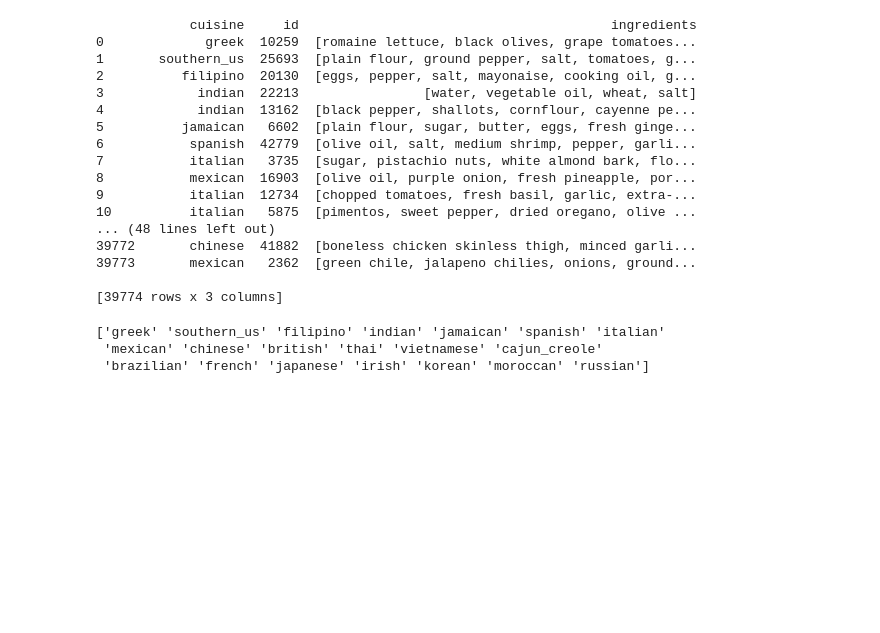
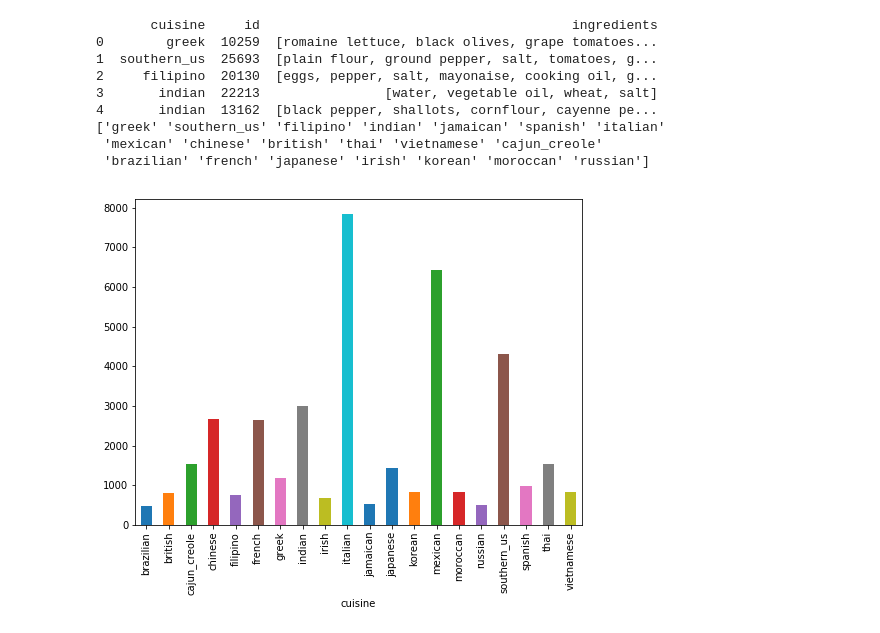
Before and after one commit to mayashaked/eggplant, a Jupyter notebook: yum.ipynb, the cells around one changed output. Drawn from its saved outputs; the diff is of its cells as text; code cells hidden in the pictures; blank space fills up the shorter version.

Commit message:
added ingredients wordcloud, cuisine histogram, and crosstabulation

```diff
--- a/yum.ipynb
+++ b/yum.ipynb
@@ -12,28 +12,25 @@ import os
 
 train = pd.read_json('train.json')
 test = pd.read_json('test.json')
+print(train.head())
+
+cuisines = train.cuisine.unique()
+print(cuisines)
 # %% [output]
-            cuisine     id                                        ingredients
-0             greek  10259  [romaine lettuce, black olives, grape tomatoes...
-1       southern_us  25693  [plain flour, ground pepper, salt, tomatoes, g...
-2          filipino  20130  [eggs, pepper, salt, mayonaise, cooking oil, g...
-3            indian  22213                [water, vegetable oil, wheat, salt]
-4            indian  13162  [black pepper, shallots, cornflour, cayenne pe...
-5          jamaican   6602  [plain flour, sugar, butter, eggs, fresh ginge...
-6           spanish  42779  [olive oil, salt, medium shrimp, pepper, garli...
-7           italian   3735  [sugar, pistachio nuts, white almond bark, flo...
-8           mexican  16903  [olive oil, purple onion, fresh pineapple, por...
-9           italian  12734  [chopped tomatoes, fresh basil, garlic, extra-...
-10          italian   5875  [pimentos, sweet pepper, dried oregano, olive ...
-... (48 lines left out)
-39772       chinese  41882  [boneless chicken skinless thigh, minced garli...
-39773       mexican   2362  [green chile, jalapeno chilies, onions, ground...
-
-[39774 rows x 3 columns]
+       cuisine     id                                        ingredients
+0        greek  10259  [romaine lettuce, black olives, grape tomatoes...
+1  southern_us  25693  [plain flour, ground pepper, salt, tomatoes, g...
+2     filipino  20130  [eggs, pepper, salt, mayonaise, cooking oil, g...
+3       indian  22213                [water, vegetable oil, wheat, salt]
+4       indian  13162  [black pepper, shallots, cornflour, cayenne pe...
+['greek' 'southern_us' 'filipino' 'indian' 'jamaican' 'spanish' 'italian'
+ 'mexican' 'chinese' 'british' 'thai' 'vietnamese' 'cajun_creole'
+ 'brazilian' 'french' 'japanese' 'irish' 'korean' 'moroccan' 'russian']
-# %%
-cuisines = train.cuisine.unique()
-print(cuisines)
-# %% [output]
-['greek' 'southern_us' 'filipino' 'indian' 'jamaican' 'spanish' 'italian'
- 'mexican' 'chinese' 'british' 'thai' 'vietnamese' 'cajun_creole'
- 'brazilian' 'french' 'japanese' 'irish' 'korean' 'moroccan' 'russian']
+# %%
+import matplotlib.pyplot as plt
+
+fig = plt.figure(figsize=(8,6))
+train.groupby('cuisine').ingredients.count().plot.bar(ylim=0)
+plt.show()
+# %% [output]
+[figure, added]
```
Also changed, not shown: parts of 3 cells of this notebook.
